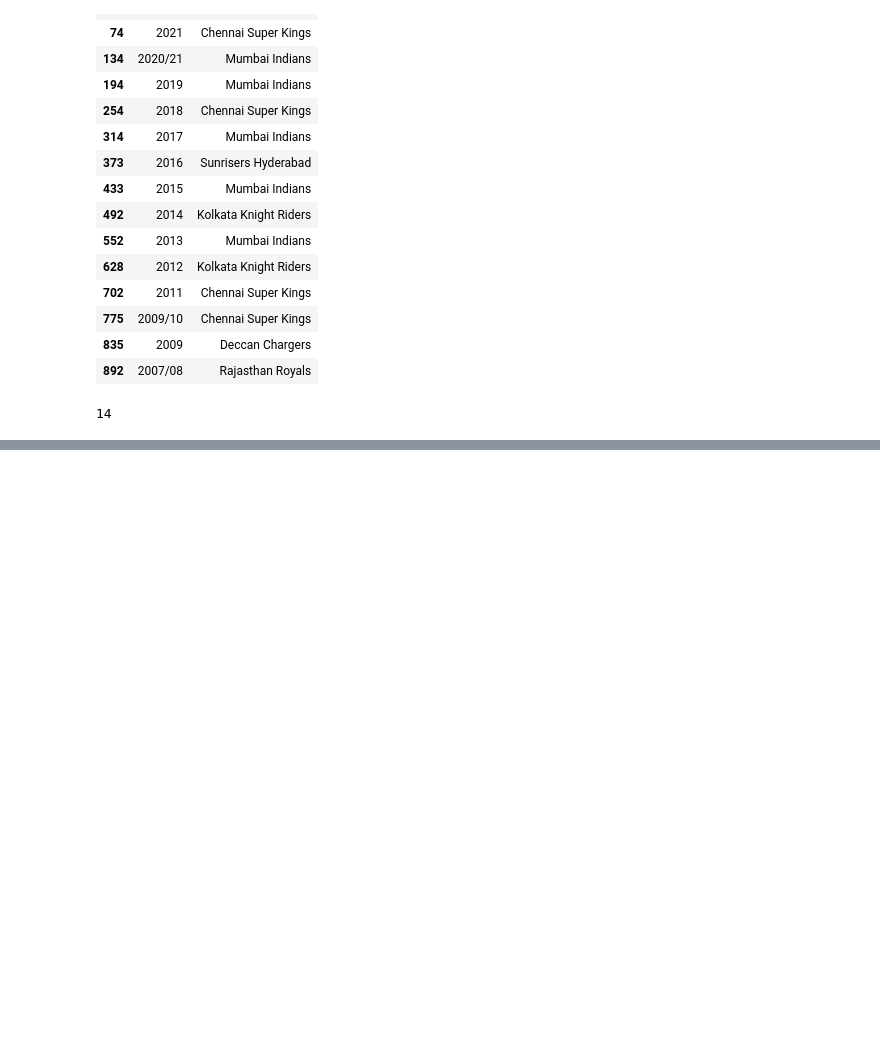
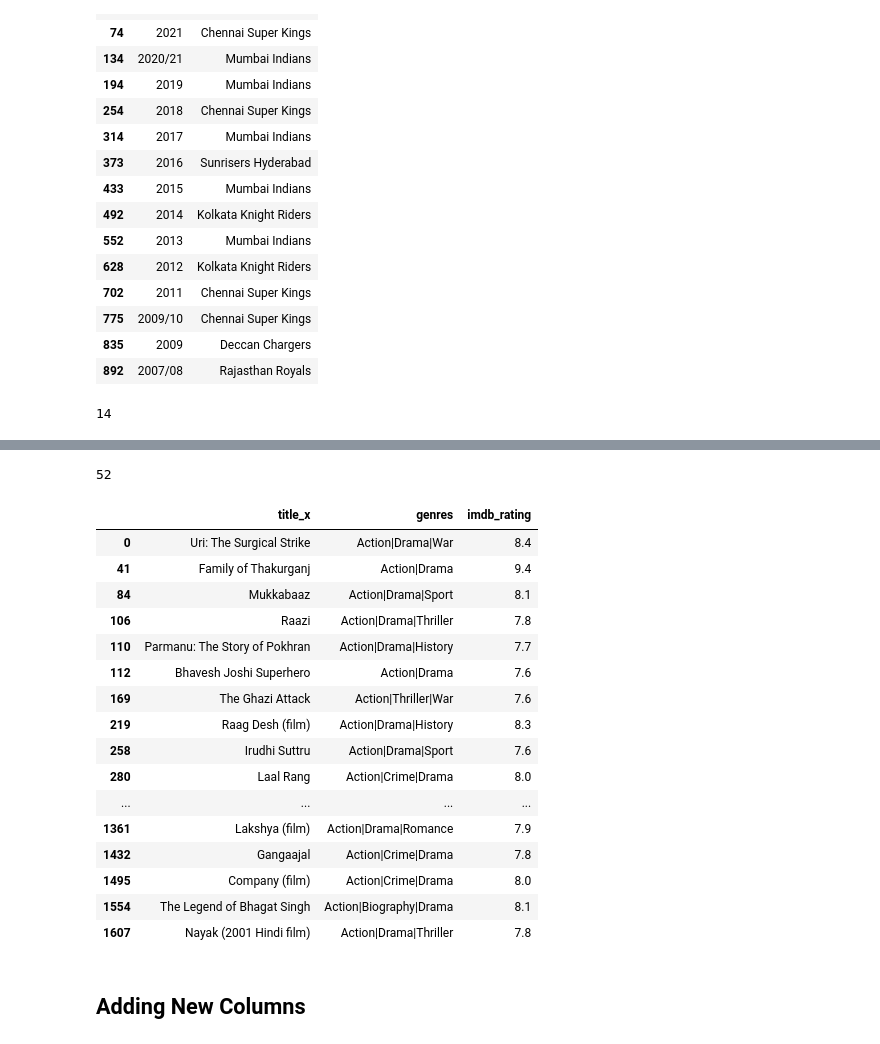
Before and after one commit to Nishant8704/Data-Science, a Jupyter notebook: Python for DS/10_pandas_dataframe.ipynb, the cells around one changed output, grey strips where cells are left out. Cells and saved outputs as stored; diff of their text form; code cells hidden in the pictures; blank space fills up the shorter version.

```diff
--- a/Python for DS/10_pandas_dataframe.ipynb
+++ b/Python for DS/10_pandas_dataframe.ipynb
@@ -649,0 +624,32 @@ ipl[ipl['TossWinner']==ipl['WinningTeam']]
+# %%
+# movies with rating higher than 8 and votes>10000
+movies.head(2)
+# shape[0]   is used for print number of rows
+movies[(movies['imdb_rating']>=8) & (movies['imdb_votes']>10000)].shape[0]
+# %% [output]
+52
+# %%
+#   Action movies with rating higher than 7.5
+movies.head(2)
+imdb = movies['imdb_rating']>7.5
+genre = movies['genres'].str.split('|').apply(lambda x:'Action' in x)              # we make the list of 'genres'
+final  = movies[genre & imdb]
+final[['title_x','genres','imdb_rating']]
+# %% [output]
+|  | title_x | genres | imdb_rating |
+| 0 | Uri: The Surgical Strike | Action|Drama|War | 8.4 |
+| 41 | Family of Thakurganj | Action|Drama | 9.4 |
+| 84 | Mukkabaaz | Action|Drama|Sport | 8.1 |
+| 106 | Raazi | Action|Drama|Thriller | 7.8 |
+| 110 | Parmanu: The Story of Pokhran | Action|Drama|History | 7.7 |
+| 112 | Bhavesh Joshi Superhero | Action|Drama | 7.6 |
+| 169 | The Ghazi Attack | Action|Thriller|War | 7.6 |
+| 219 | Raag Desh (film) | Action|Drama|History | 8.3 |
+| 258 | Irudhi Suttru | Action|Drama|Sport | 7.6 |
+| 280 | Laal Rang | Action|Crime|Drama | 8.0 |
+| ... | ... | ... | ... |
+| 1361 | Lakshya (film) | Action|Drama|Romance | 7.9 |
+| 1432 | Gangaajal | Action|Crime|Drama | 7.8 |
+| 1495 | Company (film) | Action|Crime|Drama | 8.0 |
+| 1554 | The Legend of Bhagat Singh | Action|Biography|Drama | 8.1 |
+| 1607 | Nayak (2001 Hindi film) | Action|Drama|Thriller | 7.8 |
@@ -649,0 +658,2 @@ ipl[ipl['TossWinner']==ipl['WinningTeam']]
+# %% [markdown]
+## Adding New Columns
```
Also changed, not shown: parts of 11 cells of this notebook.
